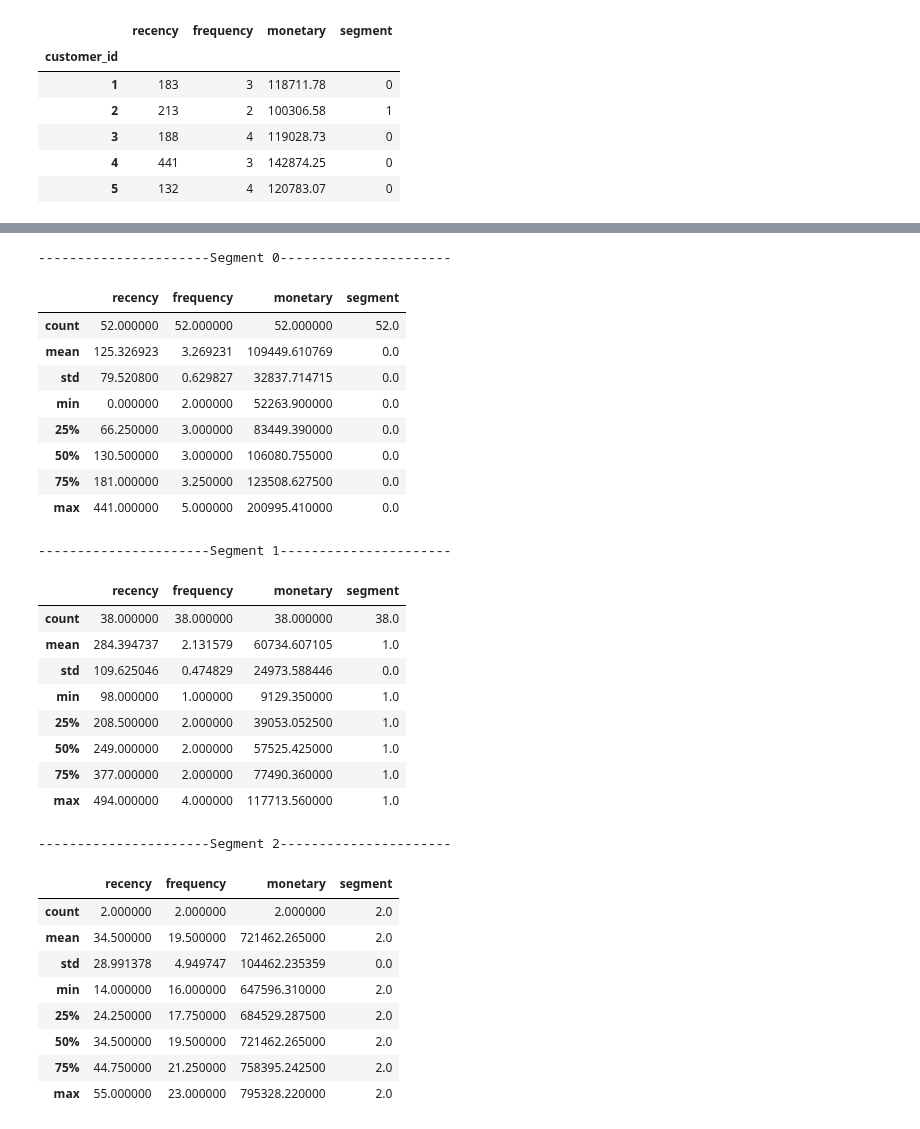
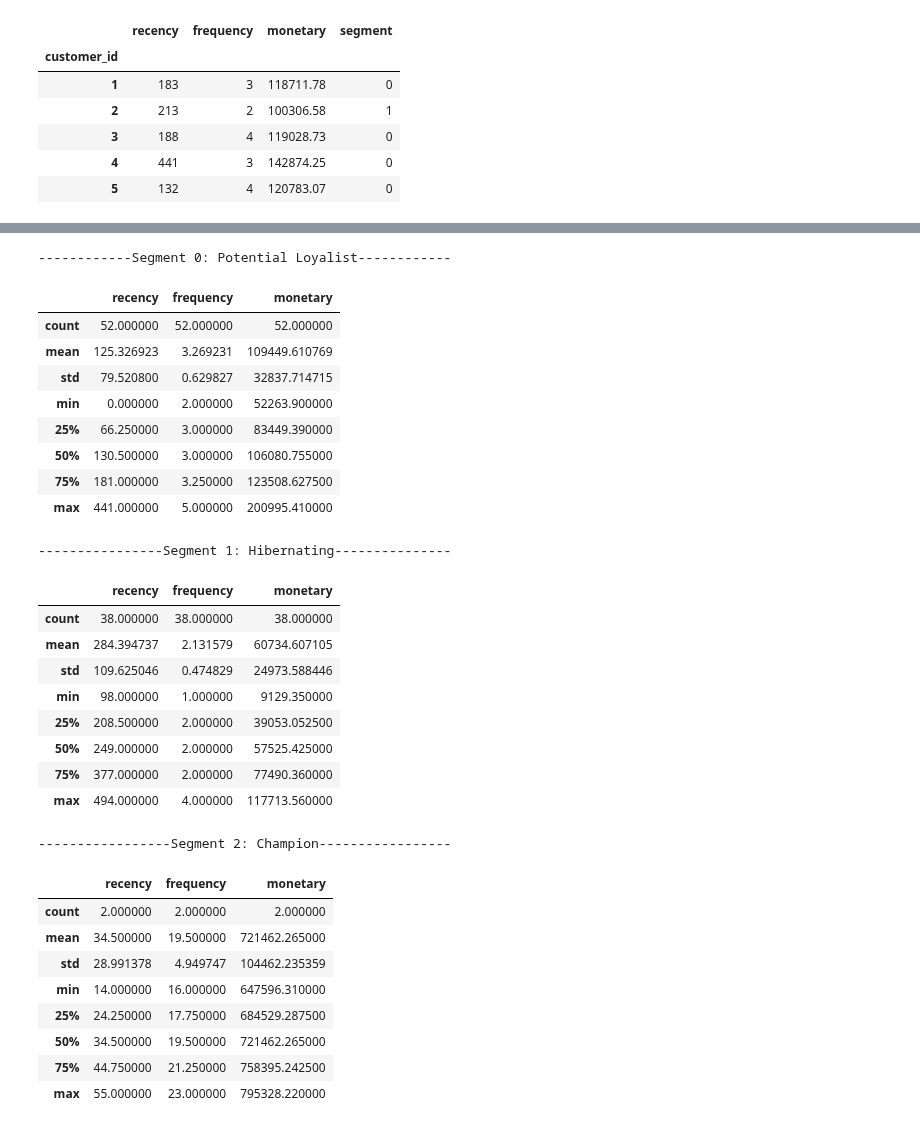
Before and after one commit to brianna-mitri/vehicle-sales-analysis, a Jupyter notebook: analysis/segment_analysis.ipynb, the cells around one changed output, grey strips where cells are left out. Saved outputs shown, nothing was run; the diff lists cells and outputs as text; code cells hidden in the pictures.

```diff
--- a/analysis/segment_analysis.ipynb
+++ b/analysis/segment_analysis.ipynb
@@ -20,0 +39,10 @@ display(rfm_df.head())
+# %%
+# update segment labels
+segment_labels_dict = {
+    0: 'Potential Loyalist',
+    1: 'Hibernating',
+    2: 'Champion'
+}
+rfm_df['segment'] = rfm_df['segment'].replace(segment_labels_dict)
+
+rfm_df.head()
@@ -38,37 +78,40 @@ rfm_df.describe()
 # %%
 # summary stats
-for num in range(0,3):
-    print(f'Segment {num}'.center(53, '-'))
-    display(rfm_df[rfm_df.segment == num].describe())
+cnt = 0
+for segment in list(rfm_df.segment.unique()):
+    print(f'Segment {cnt}: {segment}'.center(53, '-'))
+    display(rfm_df[rfm_df.segment == segment].describe())
+
+    cnt+=1
 # %% [output]
-----------------------Segment 0----------------------
+------------Segment 0: Potential Loyalist------------
-|  | recency | frequency | monetary | segment |
-| count | 52.000000 | 52.000000 | 52.000000 | 52.0 |
-| mean | 125.326923 | 3.269231 | 109449.610769 | 0.0 |
-| std | 79.520800 | 0.629827 | 32837.714715 | 0.0 |
-| min | 0.000000 | 2.000000 | 52263.900000 | 0.0 |
-| 25% | 66.250000 | 3.000000 | 83449.390000 | 0.0 |
-| 50% | 130.500000 | 3.000000 | 106080.755000 | 0.0 |
-| 75% | 181.000000 | 3.250000 | 123508.627500 | 0.0 |
-| max | 441.000000 | 5.000000 | 200995.410000 | 0.0 |
+|  | recency | frequency | monetary |
+| count | 52.000000 | 52.000000 | 52.000000 |
+| mean | 125.326923 | 3.269231 | 109449.610769 |
+| std | 79.520800 | 0.629827 | 32837.714715 |
+| min | 0.000000 | 2.000000 | 52263.900000 |
+| 25% | 66.250000 | 3.000000 | 83449.390000 |
+| 50% | 130.500000 | 3.000000 | 106080.755000 |
+| 75% | 181.000000 | 3.250000 | 123508.627500 |
+| max | 441.000000 | 5.000000 | 200995.410000 |
-----------------------Segment 1----------------------
+----------------Segment 1: Hibernating---------------
-|  | recency | frequency | monetary | segment |
-| count | 38.000000 | 38.000000 | 38.000000 | 38.0 |
-| mean | 284.394737 | 2.131579 | 60734.607105 | 1.0 |
-| std | 109.625046 | 0.474829 | 24973.588446 | 0.0 |
-| min | 98.000000 | 1.000000 | 9129.350000 | 1.0 |
-| 25% | 208.500000 | 2.000000 | 39053.052500 | 1.0 |
-| 50% | 249.000000 | 2.000000 | 57525.425000 | 1.0 |
-| 75% | 377.000000 | 2.000000 | 77490.360000 | 1.0 |
-| max | 494.000000 | 4.000000 | 117713.560000 | 1.0 |
+|  | recency | frequency | monetary |
+| count | 38.000000 | 38.000000 | 38.000000 |
+| mean | 284.394737 | 2.131579 | 60734.607105 |
+| std | 109.625046 | 0.474829 | 24973.588446 |
+| min | 98.000000 | 1.000000 | 9129.350000 |
+| 25% | 208.500000 | 2.000000 | 39053.052500 |
+| 50% | 249.000000 | 2.000000 | 57525.425000 |
+| 75% | 377.000000 | 2.000000 | 77490.360000 |
+| max | 494.000000 | 4.000000 | 117713.560000 |
-----------------------Segment 2----------------------
+-----------------Segment 2: Champion-----------------
-|  | recency | frequency | monetary | segment |
-| count | 2.000000 | 2.000000 | 2.000000 | 2.0 |
-| mean | 34.500000 | 19.500000 | 721462.265000 | 2.0 |
-| std | 28.991378 | 4.949747 | 104462.235359 | 0.0 |
-| min | 14.000000 | 16.000000 | 647596.310000 | 2.0 |
-| 25% | 24.250000 | 17.750000 | 684529.287500 | 2.0 |
-| 50% | 34.500000 | 19.500000 | 721462.265000 | 2.0 |
-| 75% | 44.750000 | 21.250000 | 758395.242500 | 2.0 |
-| max | 55.000000 | 23.000000 | 795328.220000 | 2.0 |
+|  | recency | frequency | monetary |
+| count | 2.000000 | 2.000000 | 2.000000 |
+| mean | 34.500000 | 19.500000 | 721462.265000 |
+| std | 28.991378 | 4.949747 | 104462.235359 |
+| min | 14.000000 | 16.000000 | 647596.310000 |
+| 25% | 24.250000 | 17.750000 | 684529.287500 |
+| 50% | 34.500000 | 19.500000 | 721462.265000 |
+| 75% | 44.750000 | 21.250000 | 758395.242500 |
+| max | 55.000000 | 23.000000 | 795328.220000 |
 # %% [markdown]
```
Also changed, not shown: parts of 20 cells of this notebook.
